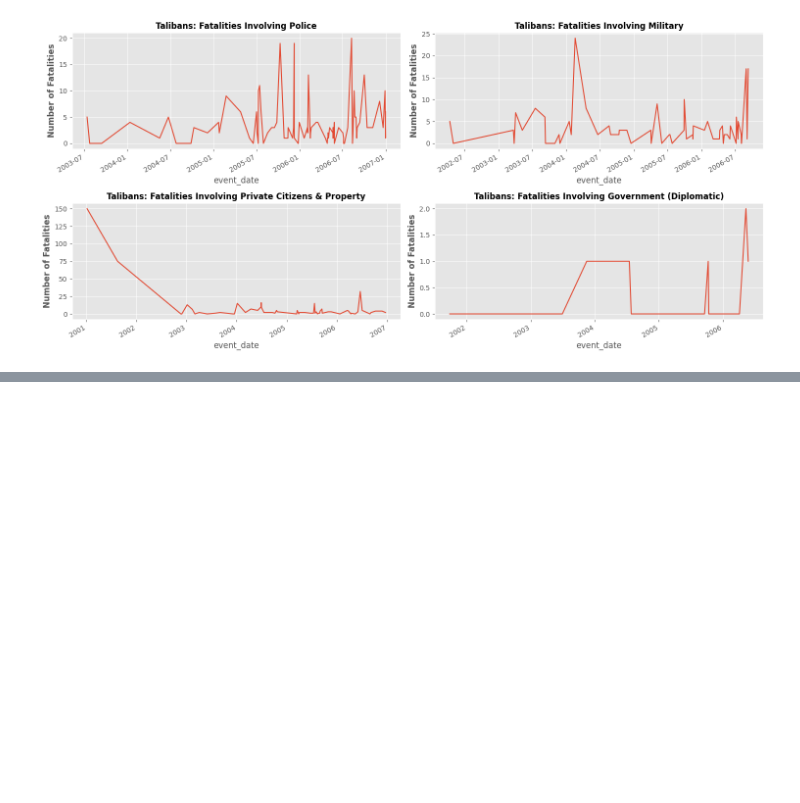
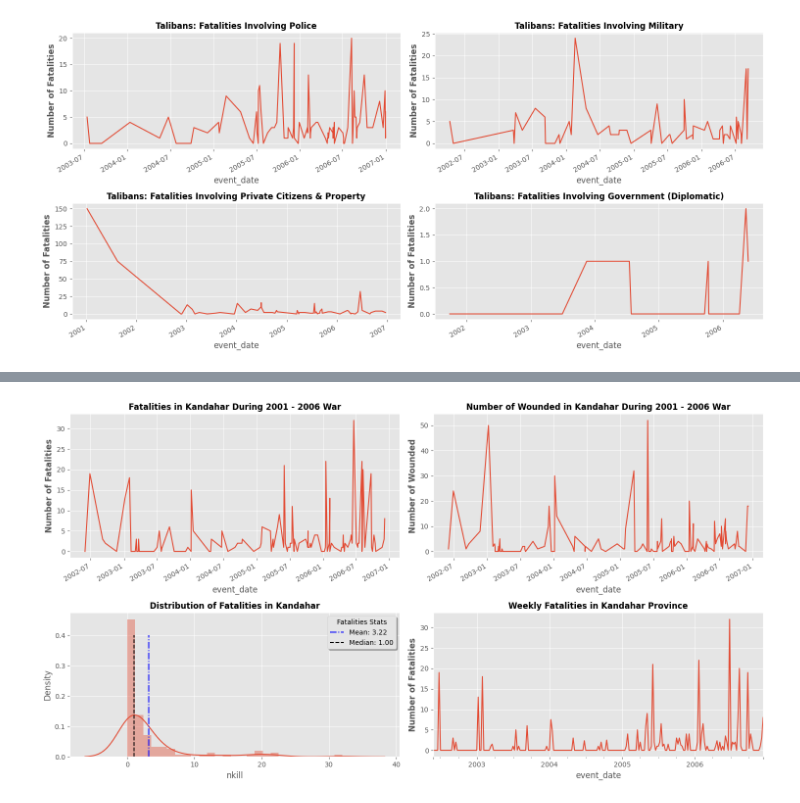
Before and after one commit to OdinProjectI/ODIN, a Jupyter notebook: WarInAfghanistan2001_2006.ipynb, the cells around one changed output, grey strips where cells are left out. Drawn from its saved outputs; the diff is of its cells as text; code cells hidden in the pictures; blank space fills up the shorter version.

Commit message:
Modeling Fatalities in Kandahar Province (2001 - 2006)

```diff
--- a/WarInAfghanistan2001_2006.ipynb
+++ b/WarInAfghanistan2001_2006.ipynb
@@ -413,0 +416,3 @@ plt.tight_layout()
+# %%
+kandahar_df: 'DataFrame' = salvo_df.query("provstate == 'Kandahar' ")
+pd.pivot_table(data=salvo_df.query("provstate == 'Kandahar'" ), index=['iyear','targtype1_txt' ], columns=['attacktype1_txt', 'weaptype1_txt'], values='nkill', aggfunc='sum').replace({np.nan:0.0})
@@ -413,0 +439,29 @@ plt.tight_layout()
+# %%
+fig = plt.figure(figsize=(15,8))
+ax = fig.add_subplot(2,2,1)
+kandahar_df.set_index('event_date')['nkill'].plot(ax=ax)
+ax.set_title("Fatalities in Kandahar During 2001 - 2006 War", fontweight='bold', fontsize=12)
+ax.set_ylabel("Number of Fatalities", fontweight='bold')
+
+ax = fig.add_subplot(2,2,2)
+kandahar_df.set_index('event_date')['nwound'].interpolate().plot(ax=ax)
+ax.set_title("Number of Wounded in Kandahar During 2001 - 2006 War", fontweight='bold', fontsize=12)
+ax.set_ylabel("Number of Wounded", fontweight='bold')
+
+ax = fig.add_subplot(2,2,3)
+sns.distplot( kandahar_df['nkill'], ax=ax)
+mean: float = kandahar_df['nkill'].mean()
+median: float = kandahar_df['nkill'].median()
+ax.vlines(x=mean, ymin=0, ymax=0.4, linestyle="-.", color='blue', label=f"Mean: {mean:.2f}")
+ax.vlines(x=median, ymin=0, ymax=0.4, linestyle="--", color='black', label=f"Median: {median:.2f}")
+ax.legend(title="Fatalities Stats", shadow=True, fancybox=True )
+ax.set_title("Distribution of Fatalities in Kandahar", fontweight='bold', fontsize=12)
+
+ax = fig.add_subplot(2,2,4)
+kandahar_df.set_index('event_date')['nkill'].resample("W").mean().replace({np.nan:0.0}).plot(ax=ax)
+ax.set_title("Weekly Fatalities in Kandahar Province", fontweight='bold', fontsize=12)
+ax.set_ylabel("Number of Fatalities", fontweight='bold')
+
+plt.tight_layout()
+# %% [output]
+[figure, added]
```
Also changed, not shown: parts of 6 cells of this notebook.
